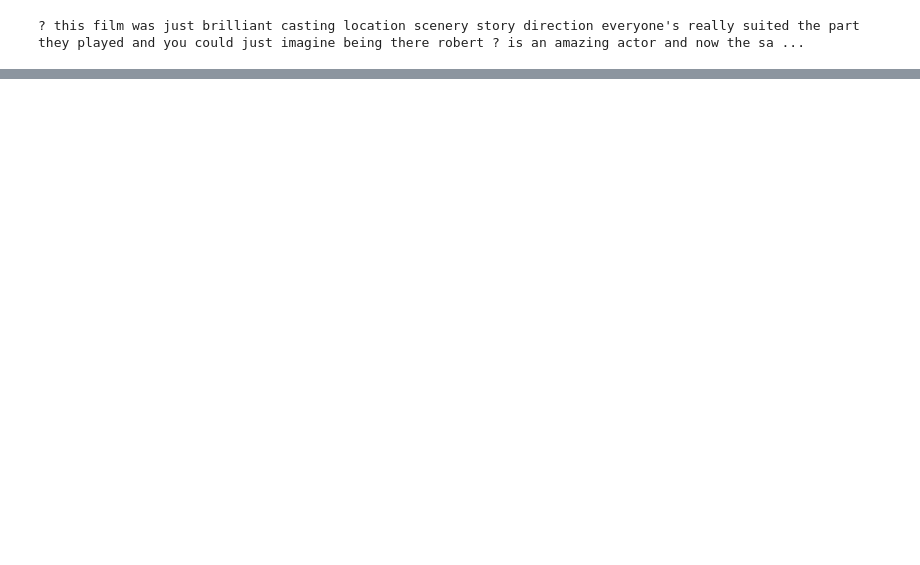
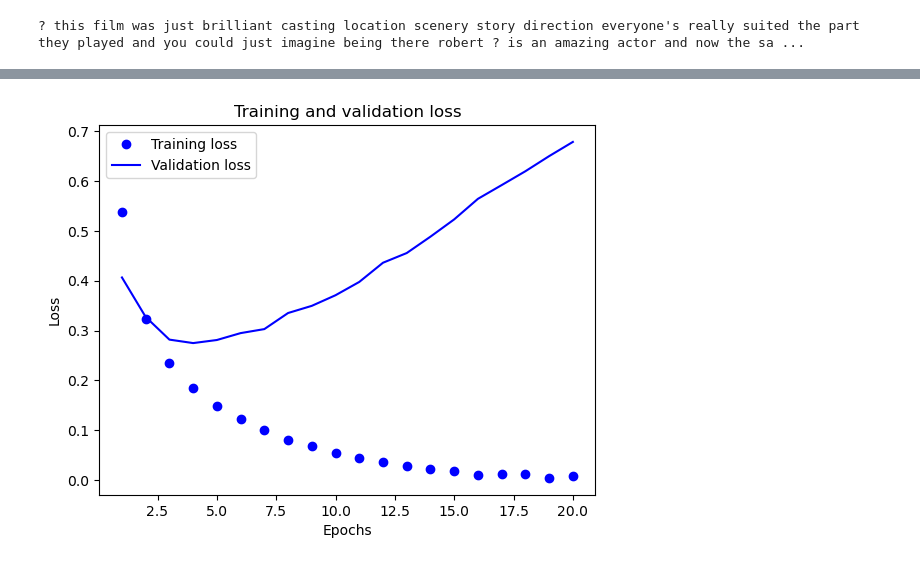
Before and after one commit to SenpaiEggpie-acad/Deep-Learning-BWF-Nils-Santos, a Jupyter notebook: Task19-20/Task19-20.ipynb, the cells around one changed output, grey strips where cells are left out. Drawn from its saved outputs; the diff is of its cells as text; code cells hidden in the pictures; blank space fills up the shorter version.

```diff
--- a/Task19-20/Task19-20.ipynb
+++ b/Task19-20/Task19-20.ipynb
@@ -70,4 +70,4 @@ tf.__version__
 # %%
 from keras.datasets import imdb
 
-(x_train, y_train), (x_test,y_test) = imdb.load_data(num_words=10000)
+(train_data, train_label), (test_data,test_label) = imdb.load_data(num_words=10000)
@@ -103,3 +101,17 @@ y_test = np.asarray(y_test).astype('float32')
+# %%
+import numpy as np
+
+def one_hot_vector(word_sequences, dimension = 10000): #Each review being a one-hot of the 10000 words
+    one_hot = np.zeros((len(word_sequences), dimension))
+    for index, word_sequence in enumerate(word_sequences):
+        one_hot[index, word_sequence] = 1. #Numpy accepts float here instead of int due to np.zeros
+    return one_hot
+
+x_train = one_hot_vector(train_data)
+x_test = one_hot_vector(test_data)
+
+y_train = np.asarray(train_label).astype('float32')
+y_test = np.asarray(test_label).astype('float32')
 # %%
 model = models.Sequential()
 model.add(layers.Dense(16, activation='relu', input_shape=(10000,)))
@@ -108,4 +127,11 @@ model.add(layers.Dense(1, activation='sigmoid'))
 # %%
 model.compile(optimizer='rmsprop',
 loss='binary_crossentropy',
-metrics=['accuracy'])
+metrics=['acc'])
+
+
+history = model.fit(partial_x_train,
+partial_y_train,
+epochs=20,
+batch_size=512,
+validation_data=(x_val, y_val))
@@ -117,0 +156,14 @@ partial_y_train = y_train[10000:]
+# %%
+history_dict = history.history
+loss_values = history_dict['loss']
+val_loss_values = history_dict['val_loss']
+epochs = range(1, len(history_dict['acc']) + 1)
+plt.plot(epochs, loss_values, 'bo', label='Training loss')
+plt.plot(epochs, val_loss_values, 'b', label='Validation loss')
+plt.title('Training and validation loss')
+plt.xlabel('Epochs')
+plt.ylabel('Loss')
+plt.legend()
+plt.show()
+# %% [output]
+[figure, added]
```
Also changed, not shown: parts of 34 cells of this notebook.
